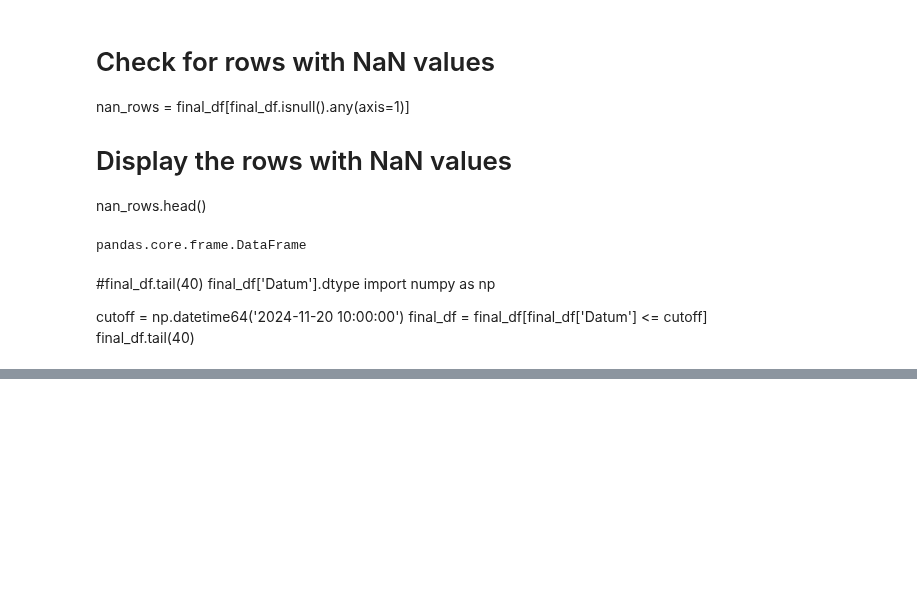
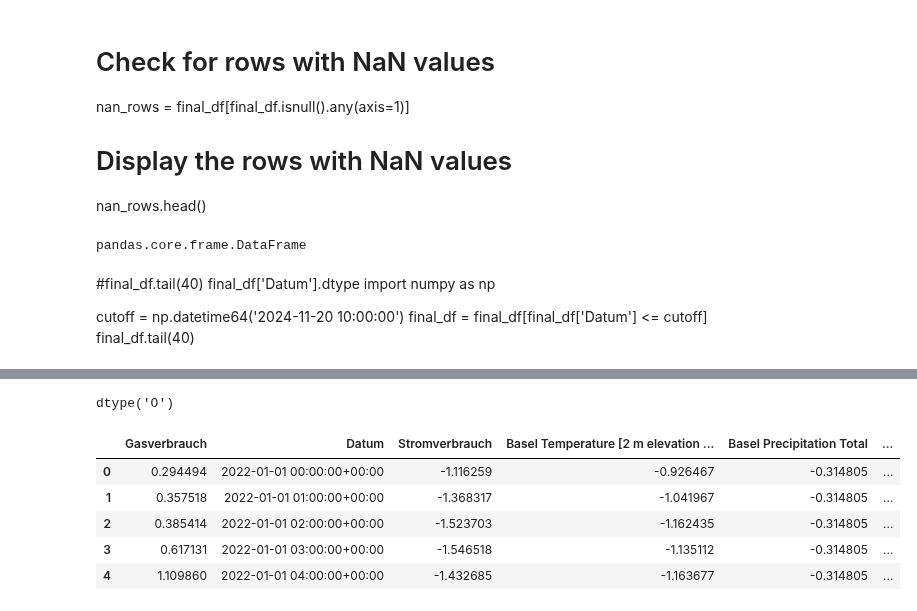
Before and after one commit to joejoejoejor/Its-Wekk, a Jupyter notebook: 4 - Data/1 - Max/Max_merge.ipynb, the cells around one changed output, grey strips where cells are left out. Saved outputs shown, nothing was run; the diff lists cells and outputs as text; code cells hidden in the pictures; blank space fills up the shorter version.

```diff
--- a/4 - Data/1 - Max/Max_merge.ipynb
+++ b/4 - Data/1 - Max/Max_merge.ipynb
@@ -234,0 +230,31 @@ final_df.tail(40)
+# %%
+
+Stromverbrauch["Datum"].dtype
+Wetterdaten["Datum"].dtype
+Gasverbrauch["Datum"].dtype
+
+Flugbewegungen["Datum"] = Flugbewegungen["Datum"].astype(str)
+Flugbewegungen["Datum"].dtype
+# %% [output]
+dtype('O')
+# %%
+#DF NN
+DF_NN = Gasverbrauch.merge(Stromverbrauch, on='Datum', how='left') \
+                      .merge(Wetterdaten, on='Datum', how='left') \
+                      .merge(Flugbewegungen, on='Datum', how='left')
+# %%
+DF_NN.head()
+
+# Convert the date column to datetime format
+DF_NN['Datum'] = pd.to_datetime(DF_NN['Datum'])
+
+# Filter the dataframe to keep only dates before the specified date and time
+DF_NN = DF_NN[DF_NN['Datum'] <= '2024-10-27 13:00']
+DF_NN.head()
+# %% [output]
+|  | Gasverbrauch | Datum | Stromverbrauch | Basel Temperature [2 m elevation ... | Basel Precipitation Total | ... |
+| 0 | 0.294494 | 2022-01-01 00:00:00+00:00 | -1.116259 | -0.926467 | -0.314805 | ... |
+| 1 | 0.357518 | 2022-01-01 01:00:00+00:00 | -1.368317 | -1.041967 | -0.314805 | ... |
+| 2 | 0.385414 | 2022-01-01 02:00:00+00:00 | -1.523703 | -1.162435 | -0.314805 | ... |
+| 3 | 0.617131 | 2022-01-01 03:00:00+00:00 | -1.546518 | -1.135112 | -0.314805 | ... |
+| 4 | 1.109860 | 2022-01-01 04:00:00+00:00 | -1.432685 | -1.163677 | -0.314805 | ... |
```
Also changed, not shown: parts of 5 cells of this notebook, 5 other files.
